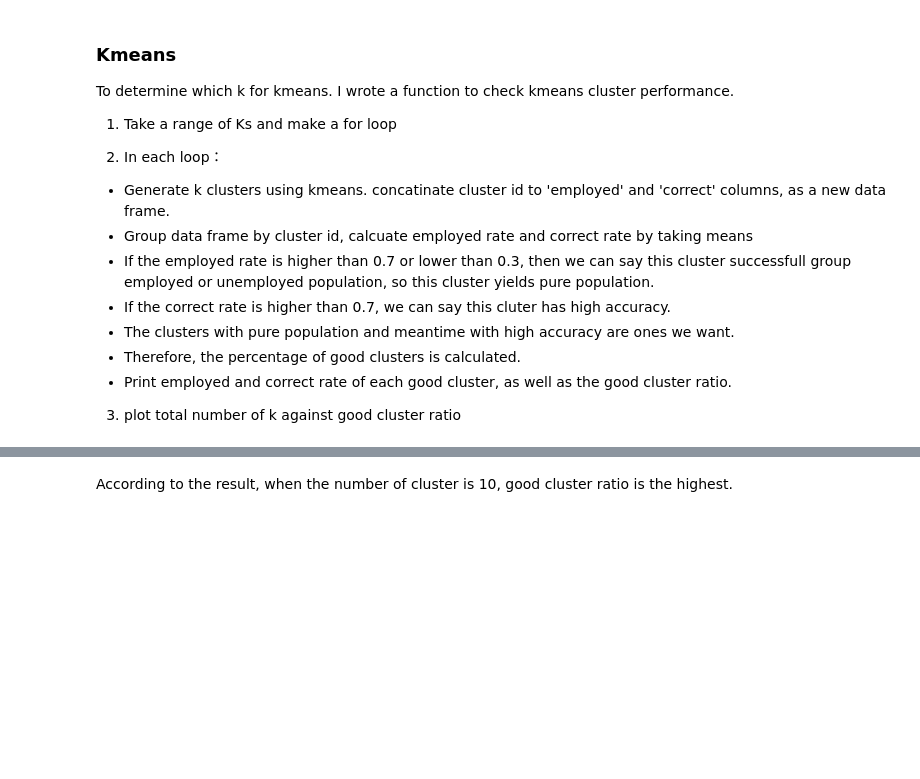
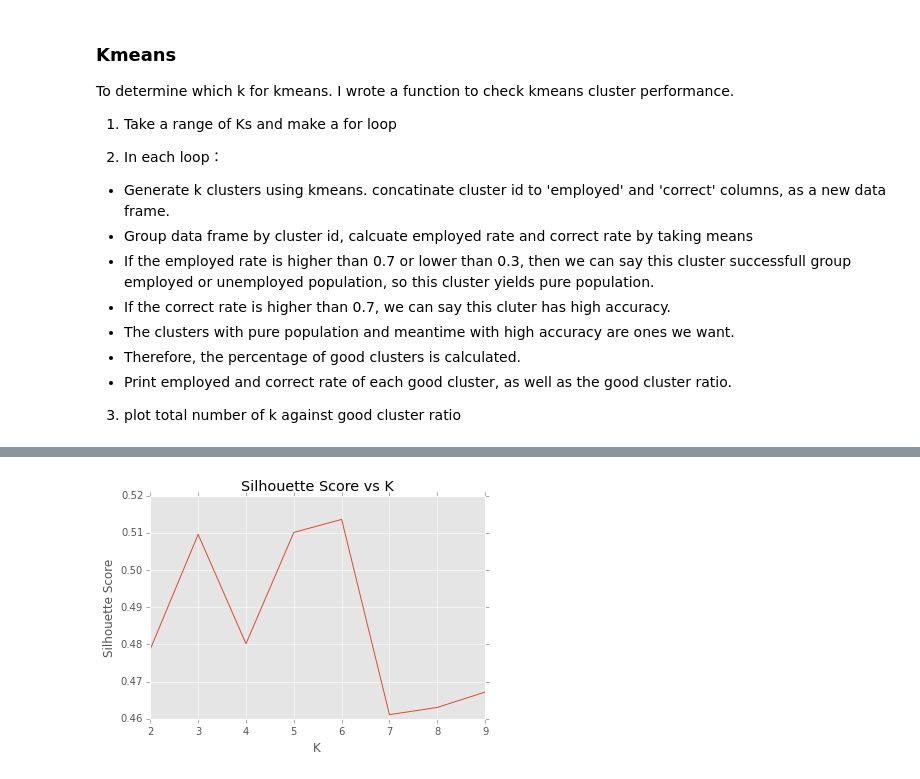
Before and after one commit to banjopickin/women_workforce, a Jupyter notebook: grid_fc.ipynb, the cells around one changed output, grey strips where cells are left out. Saved outputs shown, nothing was run; the diff lists cells and outputs as text; code cells hidden in the pictures; blank space fills up the shorter version.

```diff
--- a/grid_fc.ipynb
+++ b/grid_fc.ipynb
@@ -178,7 +194,7 @@ plt.plot(range(1,11),pca.explained_variance_ratio_)
 # %% [markdown]
 ** Three principle components will be fine **
 # %%
-pca = PCA(n_components=4)
+pca = PCA(n_components=3)
 fc_pca = pca.fit_transform(fc_f_pca.values)
 # %% [markdown]
 ### Kmeans
@@ -202,2 +237,4 @@ km_emp_mean(fc_pca,10,fc_df.employed,fc_df.correct)
-# %% [markdown]
-According to the result, when the number of cluster is 10, good cluster ratio is the highest.
+# %%
+plot_silhouette(fc_pca,10)
+# %% [output]
+[figure, added]
```
Also changed, not shown: parts of 13 cells of this notebook, 3 other files.
